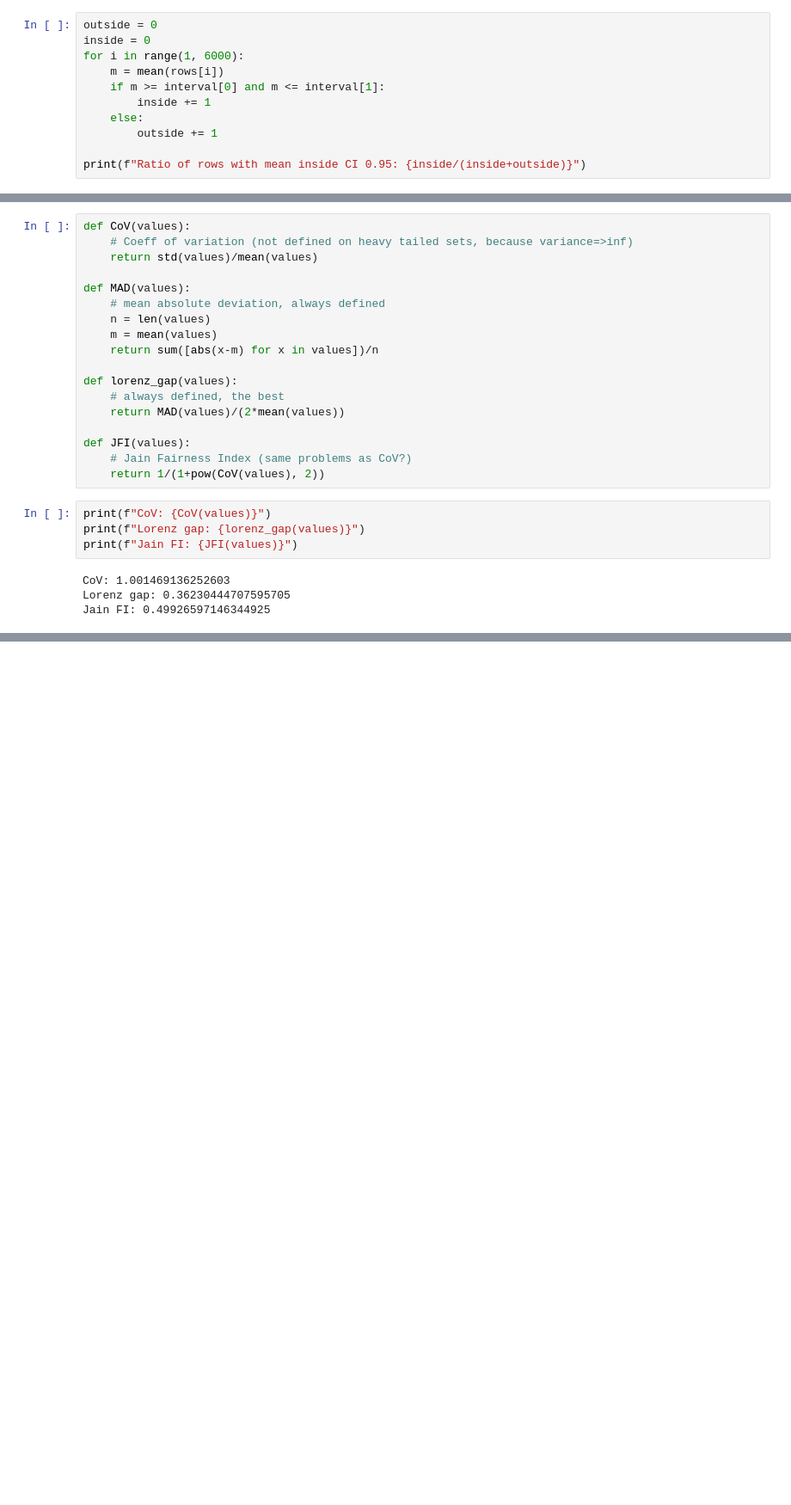
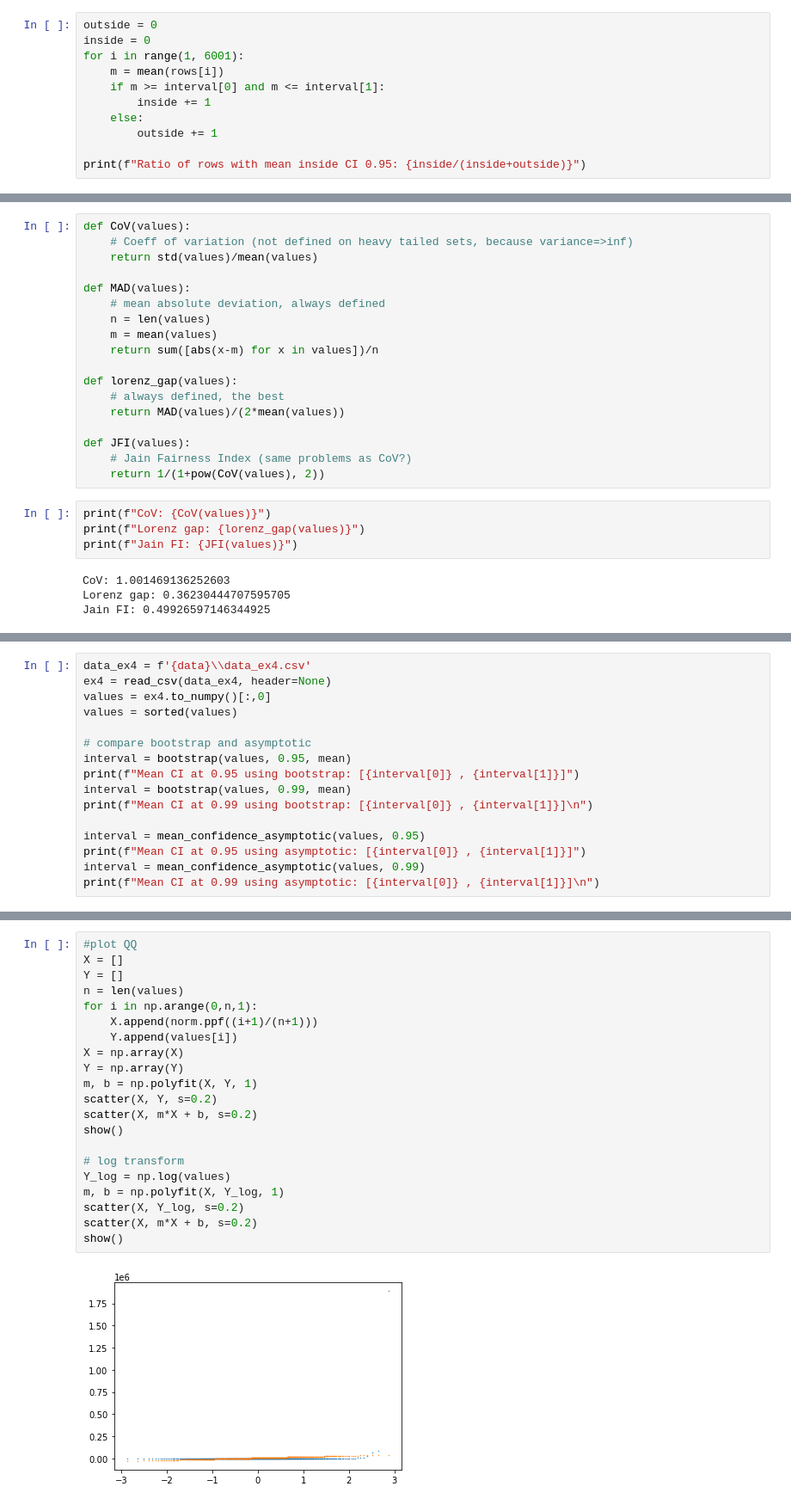
Before and after one commit to andreamatt/Simulation-homeworks, a Jupyter notebook: HW1/HW1.ipynb, the cells around one changed output, grey strips where cells are left out. Shown at 86% size. Saved outputs shown, nothing was run; the diff lists cells and outputs as text; blank space fills up the shorter version.

```diff
--- a/HW1/HW1.ipynb
+++ b/HW1/HW1.ipynb
@@ -86,7 +88,7 @@ Mean CI at 0.95: [2.9374928534666043 - 3.4126035746993337]
 # %%
 outside = 0
 inside = 0
-for i in range(1, 6000):
+for i in range(1, 6001):
     m = mean(rows[i])
     if m >= interval[0] and m <= interval[1]:
         inside += 1
@@ -216,0 +219,16 @@ Mean CI at 0.99: [3.612940463043766 - 4.555254700168319]
+# %%
+data_ex4 = f'{data}\\data_ex4.csv'
+ex4 = read_csv(data_ex4, header=None)
+values = ex4.to_numpy()[:,0]
+values = sorted(values)
+
+# compare bootstrap and asymptotic
+interval = bootstrap(values, 0.95, mean)
+print(f"Mean CI at 0.95 using bootstrap: [{interval[0]} , {interval[1]}]")
+interval = bootstrap(values, 0.99, mean)
+print(f"Mean CI at 0.99 using bootstrap: [{interval[0]} , {interval[1]}]\n")
+
+interval = mean_confidence_asymptotic(values, 0.95)
+print(f"Mean CI at 0.95 using asymptotic: [{interval[0]} , {interval[1]}]")
+interval = mean_confidence_asymptotic(values, 0.99)
+print(f"Mean CI at 0.99 using asymptotic: [{interval[0]} , {interval[1]}]\n")
@@ -216,0 +241,23 @@ Mean CI at 0.99: [3.612940463043766 - 4.555254700168319]
+# %%
+#plot QQ
+X = []
+Y = []
+n = len(values)
+for i in np.arange(0,n,1):
+    X.append(norm.ppf((i+1)/(n+1)))
+    Y.append(values[i])
+X = np.array(X)
+Y = np.array(Y)
+m, b = np.polyfit(X, Y, 1)
+scatter(X, Y, s=0.2)
+scatter(X, m*X + b, s=0.2)
+show()
+
+# log transform
+Y_log = np.log(values)
+m, b = np.polyfit(X, Y_log, 1)
+scatter(X, Y_log, s=0.2)
+scatter(X, m*X + b, s=0.2)
+show()
+# %% [output]
+[figure, added]
```
Also changed, not shown: parts of 14 cells of this notebook, 1 other file.
